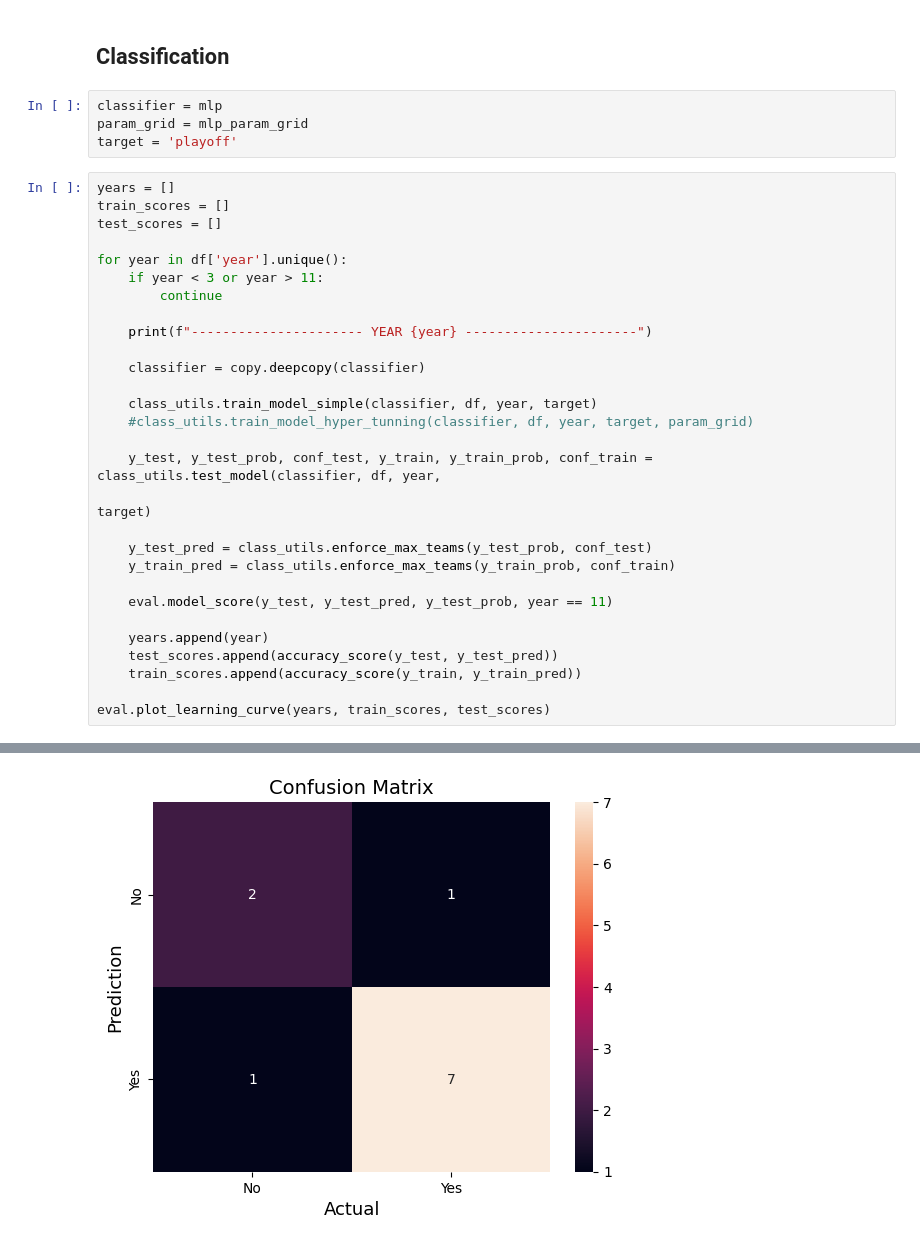
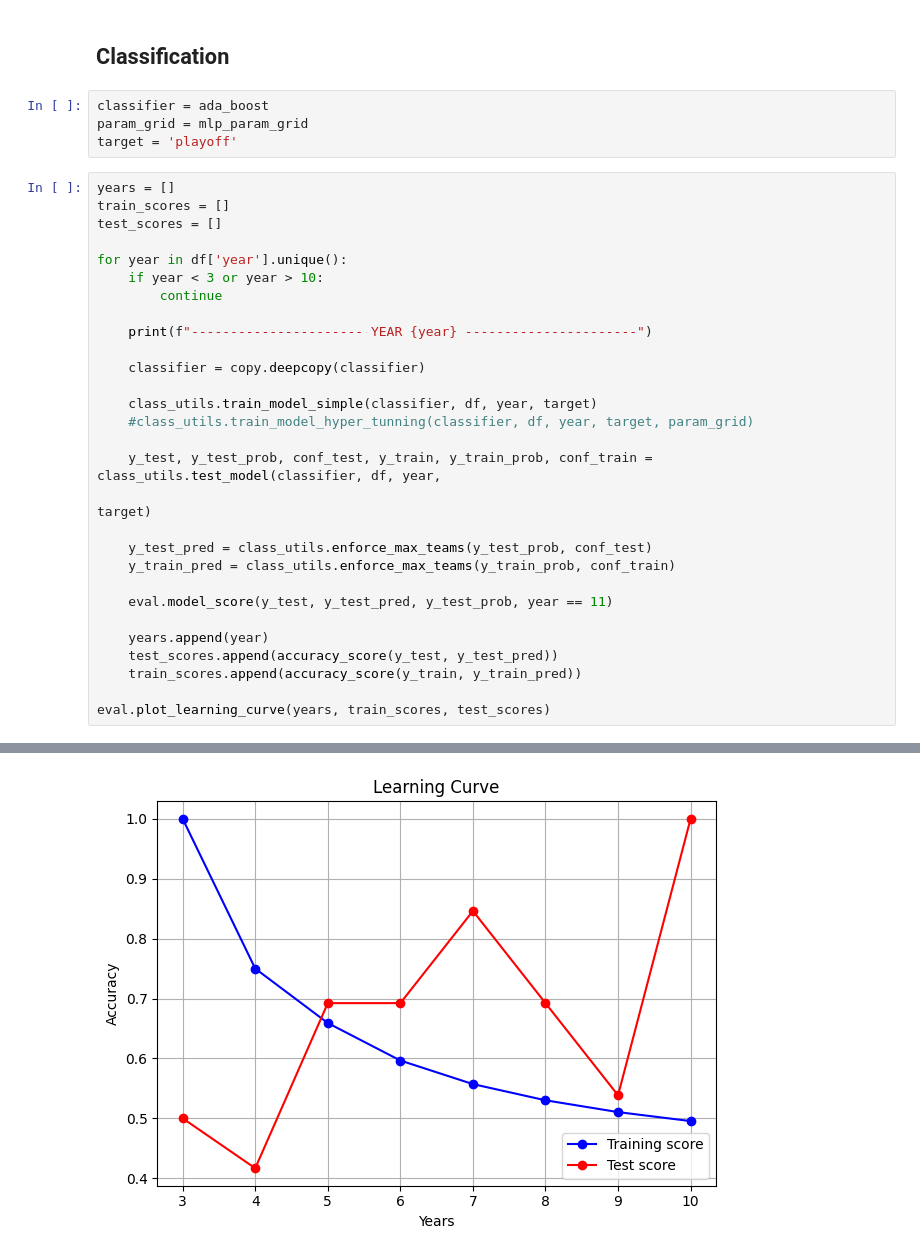
Before and after one commit to DanielRodrigues08/AC-FEUP, a Jupyter notebook: classification/classification.ipynb, the cells around one changed output, grey strips where cells are left out. Cells and saved outputs as stored; diff of their text form.

```diff
--- a/classification/classification.ipynb
+++ b/classification/classification.ipynb
@@ -121,7 +121,7 @@ voting_clf = VotingClassifier(estimators=[
 # %% [markdown]
 ## Classification
 # %%
-classifier = mlp
+classifier = ada_boost
 param_grid = mlp_param_grid
 target = 'playoff'
 # %%
@@ -130,7 +130,7 @@ train_scores = []
 test_scores = []
 
 for year in df['year'].unique():
-    if year < 3 or year > 11:
+    if year < 3 or year > 10:
         continue
 
     print(f"---------------------- YEAR {year} ----------------------")
@@ -174 +174 @@ F1: 87.5%
-[figure, old version]
+[figure, new version]
```
Also changed, not shown: parts of 8 cells of this notebook, 2 other files.
